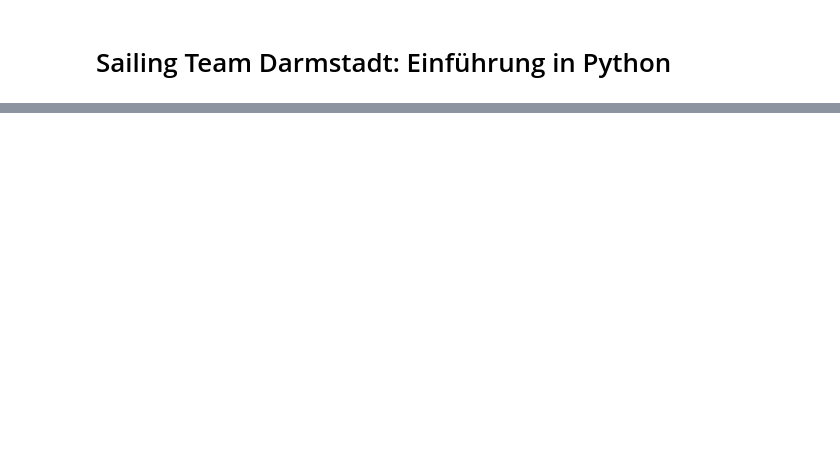
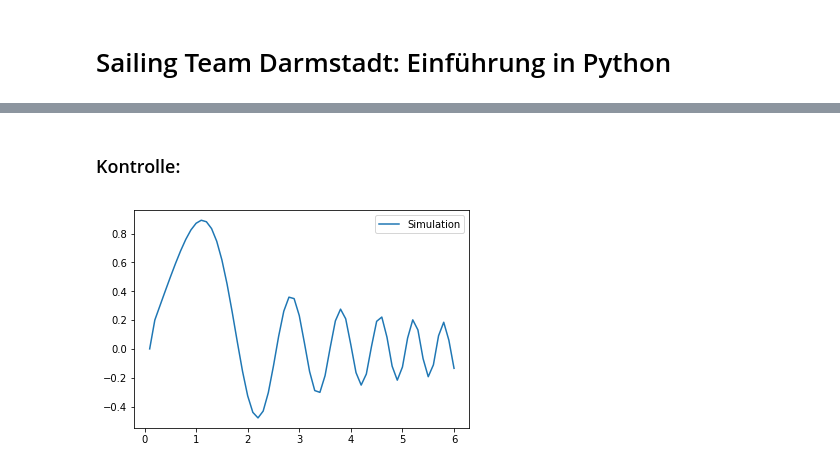
Before and after one commit to simonkohaut/jupyter-notebooks, a Jupyter notebook: STDA Workshop.ipynb, the cells around one changed output, grey strips where cells are left out. Cells and saved outputs as stored; diff of their text form; code cells hidden in the pictures; blank space fills up the shorter version.

```diff
--- a/STDA Workshop.ipynb
+++ b/STDA Workshop.ipynb
@@ -137,0 +57,6 @@ plt.show()
+# %%
+def y(t):
+    return sin(t**2) / t
+
+def y_d(t, y):
+    return 2 * cos(t**2) - y / t
@@ -137,0 +89,30 @@ plt.show()
+# %%
+def expl_euler(f, t, y, dt):
+    return y + dt * f(t, y)
+
+def simulate(f, t0, y0, step_size, n_steps):
+    ys = np.zeros(n_steps)
+
+    for j in range(n_steps - 1):
+        ys[j+1] = expl_euler(f, t0 + j * step_size, ys[j], step_size)
+
+    return ys
+# %% [markdown]
+### Kontrolle:
+# %%
+# Unsere Simulationsparameter:
+dt      = 0.1
+n_steps = 60
+y0      = 0
+t0      = 0.1
+
+# Ein Vektor mit n_steps Elementen, alle zu Begin 0:
+ys = simulate(y_d, t0, y0, dt, n_steps)
+
+# Wir zeichnen unser Simulationsergebnis:
+ts = np.arange(t0, t0 + n_steps * dt, dt)
+plt.plot(ts, ys)
+plt.legend(["Simulation"])
+plt.show()
+# %% [output]
+[figure, added]
```
Also changed, not shown: parts of 23 cells of this notebook, 2 other files.
